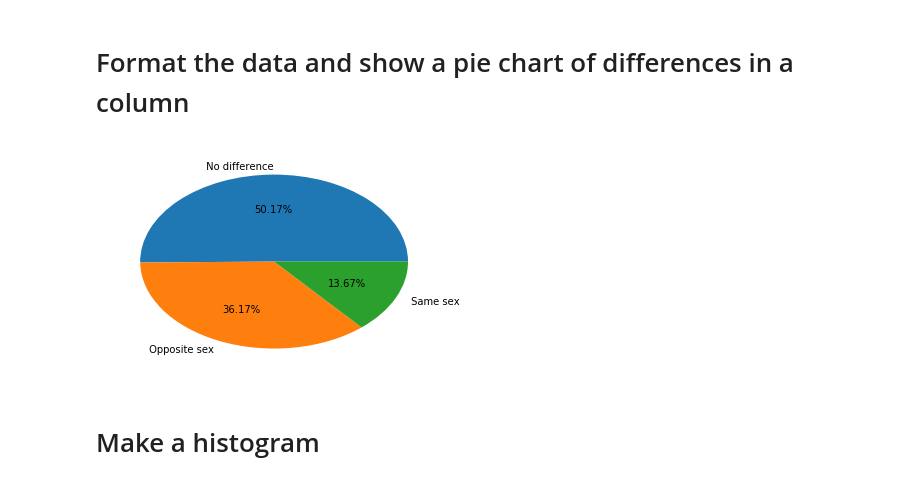
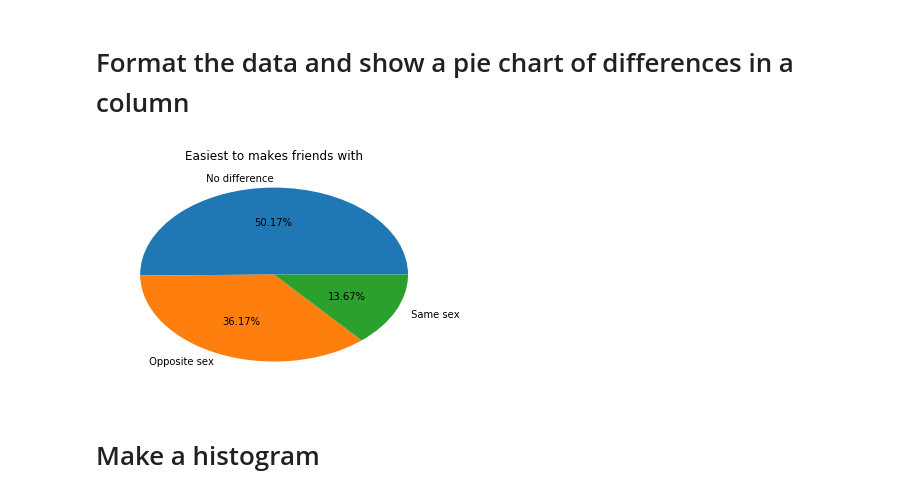
Before and after one commit to uoflCoder/StanfordStats, a Jupyter notebook: Examining Distributions.ipynb, the cells around one changed output. Cells and saved outputs as stored; diff of their text form; code cells hidden in the pictures.

Commit message:
Updated charts
Made a scatterplot and updated charts for future projects

```diff
--- a/Examining Distributions.ipynb
+++ b/Examining Distributions.ipynb
@@ -13,19 +13,20 @@ patientData['Gender'].replace(2, 'Male',inplace=True)
 # %%
 from string import digits
 import matplotlib.pyplot as plt
 friendsData = pd.read_csv('FriendsData.csv');
 friendsData['Friends'] = friendsData['Friends'].replace({'"':''}, regex=True)
 #friendsData['Friends'] = friendsData['Friends'].replace({' ':''}, regex=True)
 remove_digits = str.maketrans('', '', digits)
 for i in range(0, len(friendsData)):
     friendsData['Friends'][i] = friendsData['Friends'][i].translate(remove_digits)
 
 pie_chart = friendsData.Friends.value_counts()
 
 plt.pie(pie_chart, labels = pie_chart.index.tolist(), autopct = '%1.02f%%')
+plt.title('Easiest to makes friends with')
 plt.show()
 # %% [output]
-[figure, old version]
+[figure, new version]
 # %% [markdown]
 # Make a histogram
 # %%
```
Also changed, not shown: parts of 11 cells of this notebook.
